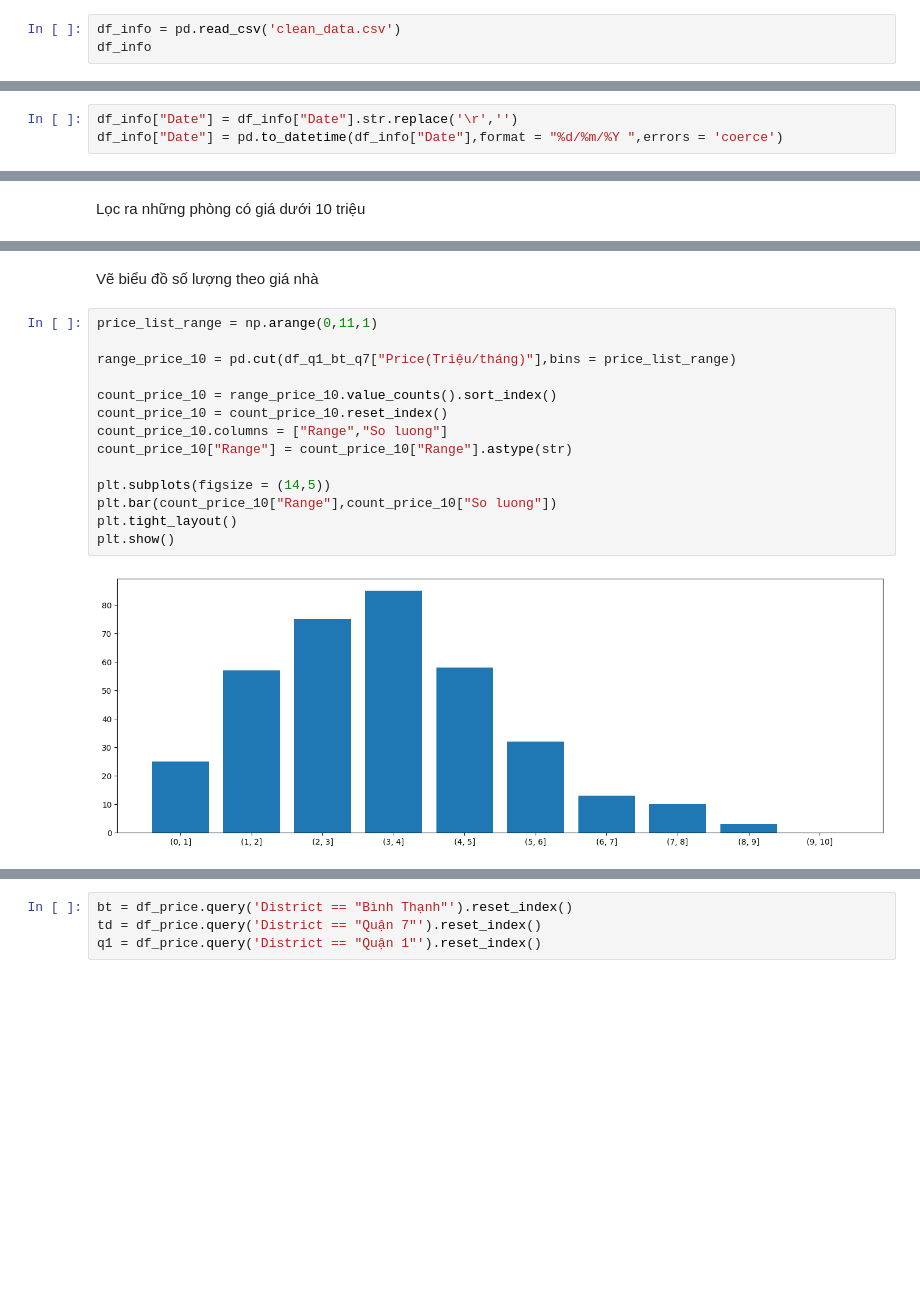
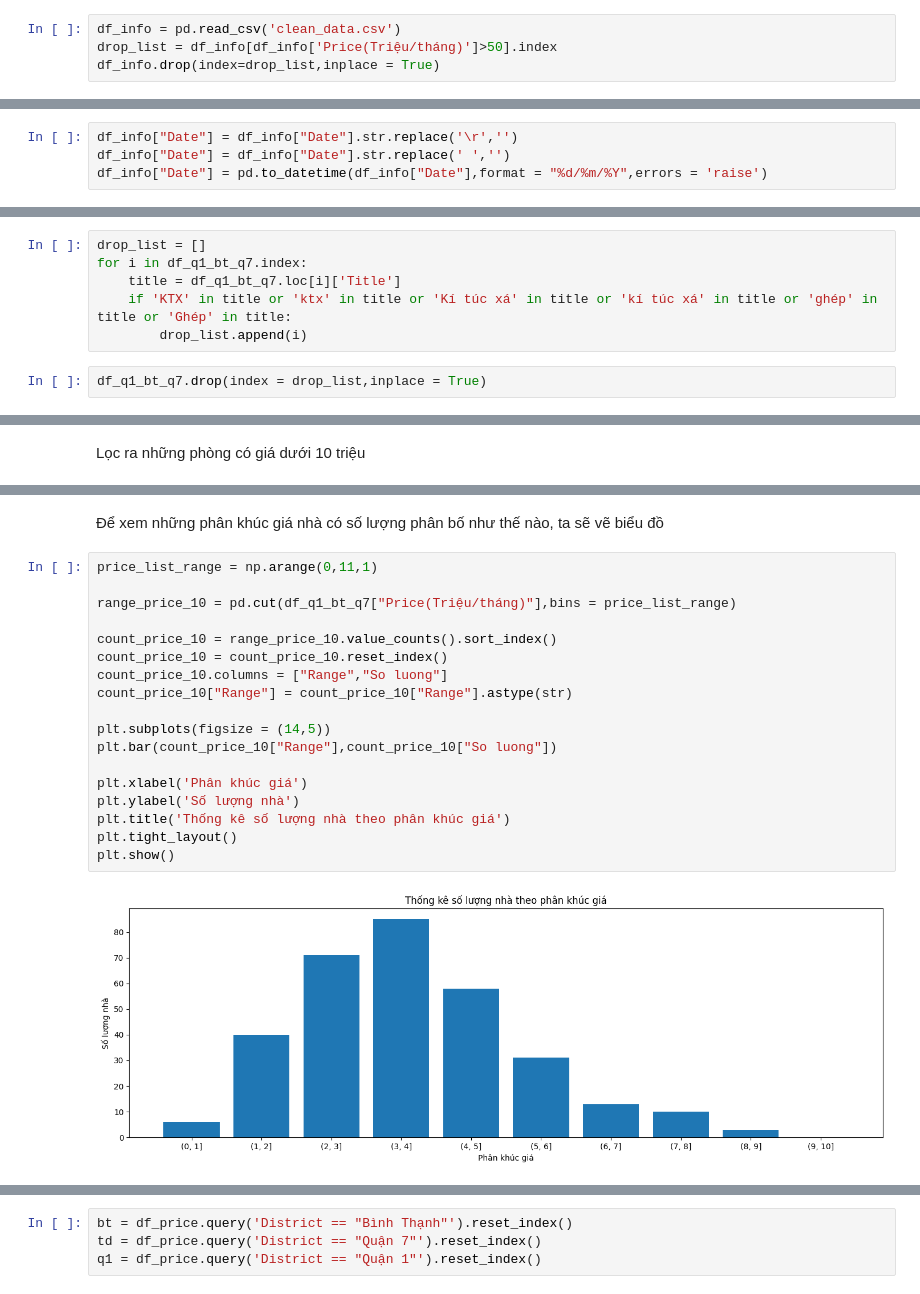
Before and after one commit to flyboy13/NM-KHDL, a Jupyter notebook: project_code/traloicauhoi.ipynb, the cells around one changed output, grey strips where cells are left out. Cells and saved outputs as stored; diff of their text form; blank space fills up the shorter version.

```diff
--- a/project_code/traloicauhoi.ipynb
+++ b/project_code/traloicauhoi.ipynb
@@ -7,4 +7,5 @@ import seaborn as sns
 from datetime import datetime
 # %%
 df_info = pd.read_csv('clean_data.csv')
-df_info
+drop_list = df_info[df_info['Price(Triệu/tháng)']>50].index
+df_info.drop(index=drop_list,inplace = True)
@@ -25,3 +14,4 @@ df_info
 # %%
 df_info["Date"] = df_info["Date"].str.replace('\r','')
-df_info["Date"] = pd.to_datetime(df_info["Date"],format = "%d/%m/%Y ",errors = 'coerce')
+df_info["Date"] = df_info["Date"].str.replace(' ','')
+df_info["Date"] = pd.to_datetime(df_info["Date"],format = "%d/%m/%Y",errors = 'raise')
@@ -55,0 +42,8 @@ df_q1_bt_q7
+# %%
+drop_list = []
+for i in df_q1_bt_q7.index:
+    title = df_q1_bt_q7.loc[i]['Title']
+    if 'KTX' in title or 'ktx' in title or 'Kí túc xá' in title or 'kí túc xá' in title or 'ghép' in title or 'Ghép' in title:
+        drop_list.append(i)
+# %%
+df_q1_bt_q7.drop(index = drop_list,inplace = True)
@@ -69,18 +69,22 @@ df_q1_bt_q7[(df_q1_bt_q7['District'] == 'Quận 1') & (df_q1_bt_q7['Year'] == 20
-# %% [markdown]
-Vẽ biểu đồ số lượng theo giá nhà
+# %% [markdown]
+Để xem những phân khúc giá nhà có số lượng phân bố như thế nào, ta sẽ vẽ biểu đồ
 # %%
 price_list_range = np.arange(0,11,1)
 
 range_price_10 = pd.cut(df_q1_bt_q7["Price(Triệu/tháng)"],bins = price_list_range)
 
 count_price_10 = range_price_10.value_counts().sort_index()
 count_price_10 = count_price_10.reset_index()
 count_price_10.columns = ["Range","So luong"]
 count_price_10["Range"] = count_price_10["Range"].astype(str)
 
 plt.subplots(figsize = (14,5))
 plt.bar(count_price_10["Range"],count_price_10["So luong"])
+
+plt.xlabel('Phân khúc giá')
+plt.ylabel('Số lượng nhà')
+plt.title('Thống kê số lượng nhà theo phân khúc giá')
 plt.tight_layout()
 plt.show()
 # %% [output]
-[figure, old version]
+[figure, new version]
```
Also changed, not shown: parts of 47 cells of this notebook.
